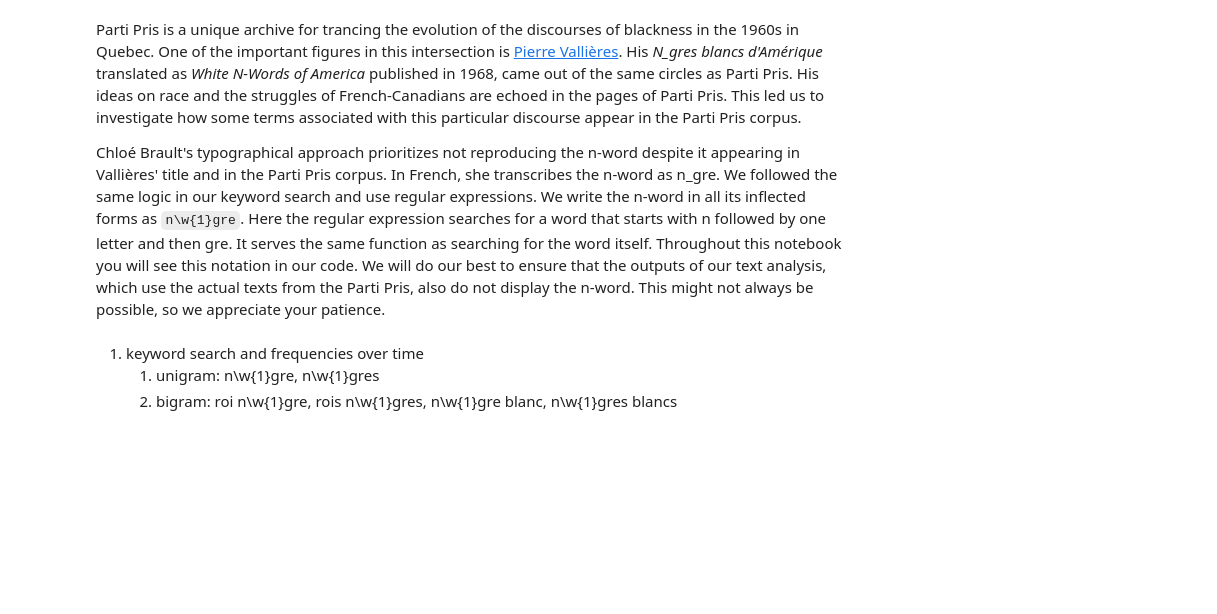
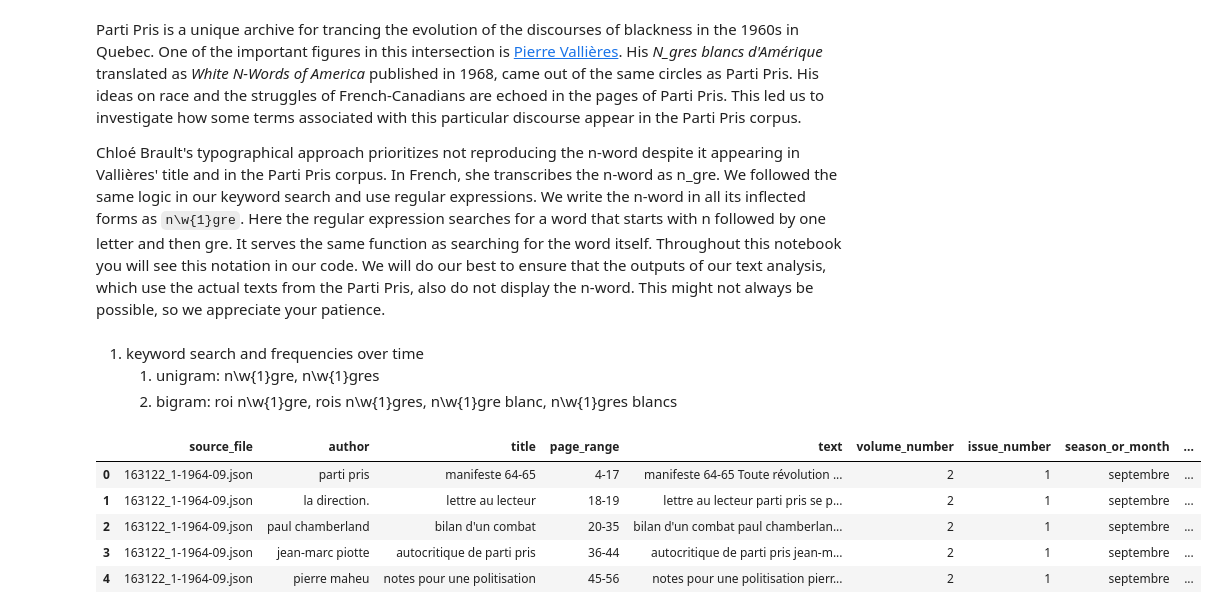
Before and after one commit to mervetekgurler/partipris, a Jupyter notebook: notebooks/03_text_analysis.ipynb, the cells around one changed output. Saved outputs shown, nothing was run; the diff lists cells and outputs as text; code cells hidden in the pictures; blank space fills up the shorter version.

```diff
--- a/notebooks/03_text_analysis.ipynb
+++ b/notebooks/03_text_analysis.ipynb
@@ -12,0 +18,15 @@ Chloé Brault's typographical approach prioritizes not reproducing the n-word de
+# %%
+# Replace the path below with the actual location of your partipris_v3 dataset
+# Example assumes a CSV file; adjust if your data is in a different format
+
+df = pd.read_csv('../data/processed/partipris_v3.csv')
+
+# Display the first few rows to verify
+df.head()
+# %% [output]
+|  | source_file | author | title | page_range | text | volume_number | issue_number | season_or_month | ... |
+| 0 | 163122_1-1964-09.json | parti pris | manifeste 64-65 | 4-17 | manifeste 64-65 Toute révolution ... | 2 | 1 | septembre | ... |
+| 1 | 163122_1-1964-09.json | la direction. | lettre au lecteur | 18-19 | lettre au lecteur parti pris se p... | 2 | 1 | septembre | ... |
+| 2 | 163122_1-1964-09.json | paul chamberland | bilan d'un combat | 20-35 | bilan d'un combat paul chamberlan... | 2 | 1 | septembre | ... |
+| 3 | 163122_1-1964-09.json | jean-marc piotte | autocritique de parti pris | 36-44 | autocritique de parti pris jean-m... | 2 | 1 | septembre | ... |
+| 4 | 163122_1-1964-09.json | pierre maheu | notes pour une politisation | 45-56 | notes pour une politisation pierr... | 2 | 1 | septembre | ... |
```
Also changed, not shown: parts of 4 cells of this notebook, 3 other files.
